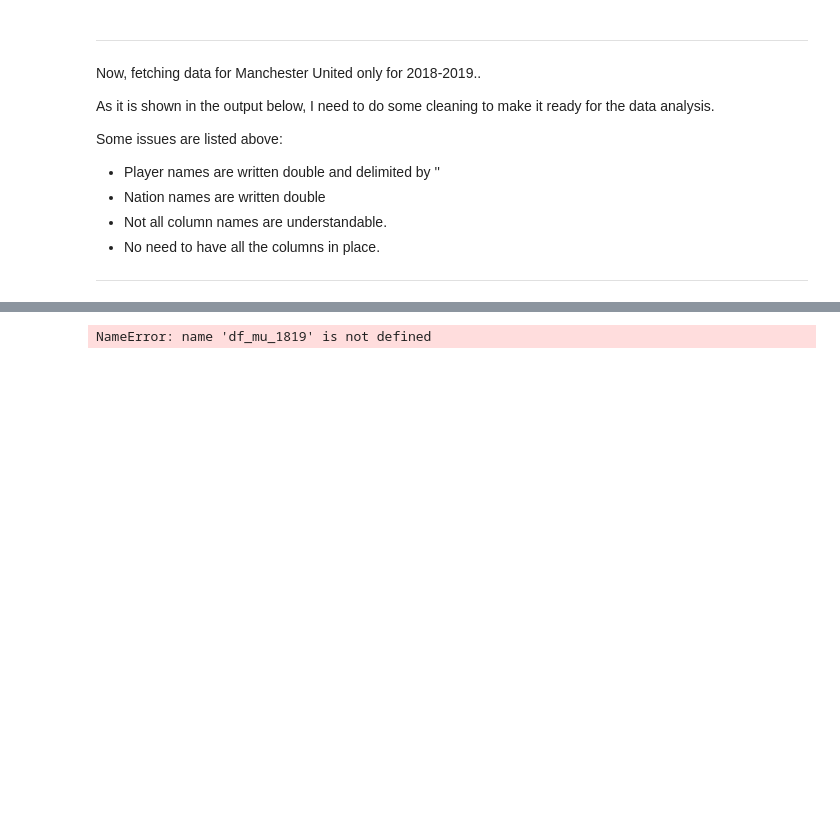
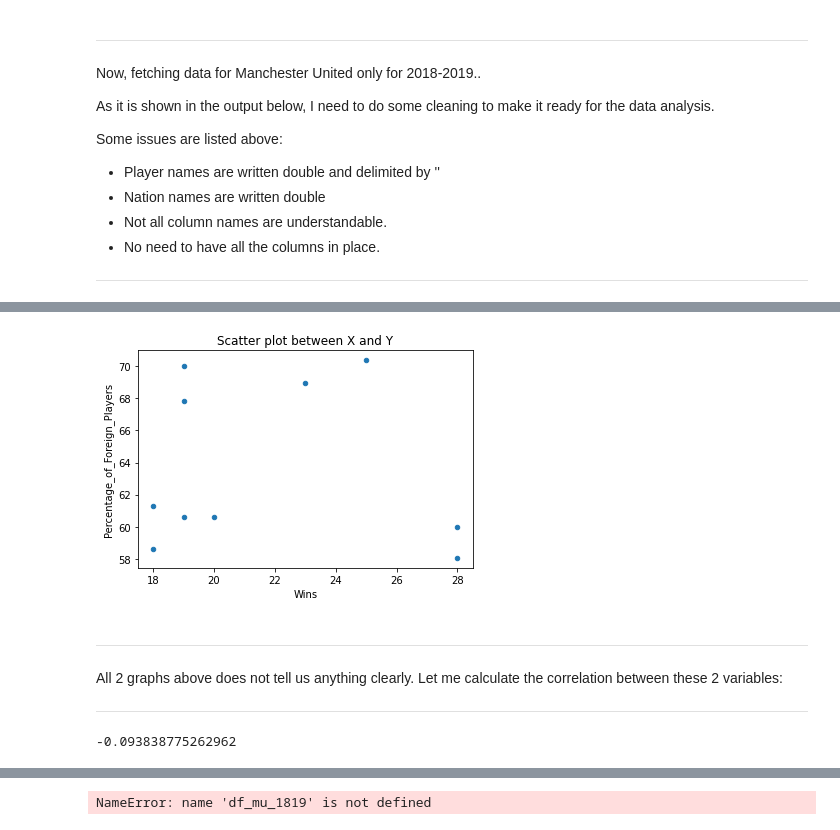
Before and after one commit to ayktonr/uol_dsc020_cw, a Jupyter notebook: cw_main.ipynb, the cells around one changed output, grey strips where cells are left out. Drawn from its saved outputs; the diff is of its cells as text; code cells hidden in the pictures; blank space fills up the shorter version.

```diff
--- a/cw_main.ipynb
+++ b/cw_main.ipynb
@@ -175,0 +376,15 @@ df_top_scorer_nat[['Top_Scorer', 'Nation', 'Matches_Played_y', 'Goals', 'Assis']
+# %%
+df_players_w_percentage.plot.scatter(y='Percentage_of_Foreign_Players', x='Wins'
+                                     , title= "Scatter plot between X and Y");
+# %% [output]
+[figure, added]
+# %% [markdown]
+***
+
+All 2 graphs above does not tell us anything clearly. Let me calculate the correlation between these 2 variables:
+
+***
+# %%
+df_players_w_percentage.Percentage_of_Foreign_Players.corr(df_players_w_percentage.Wins)
+# %% [output]
+-0.093838775262962
```
Also changed, not shown: parts of 29 cells of this notebook, 6 other files.
